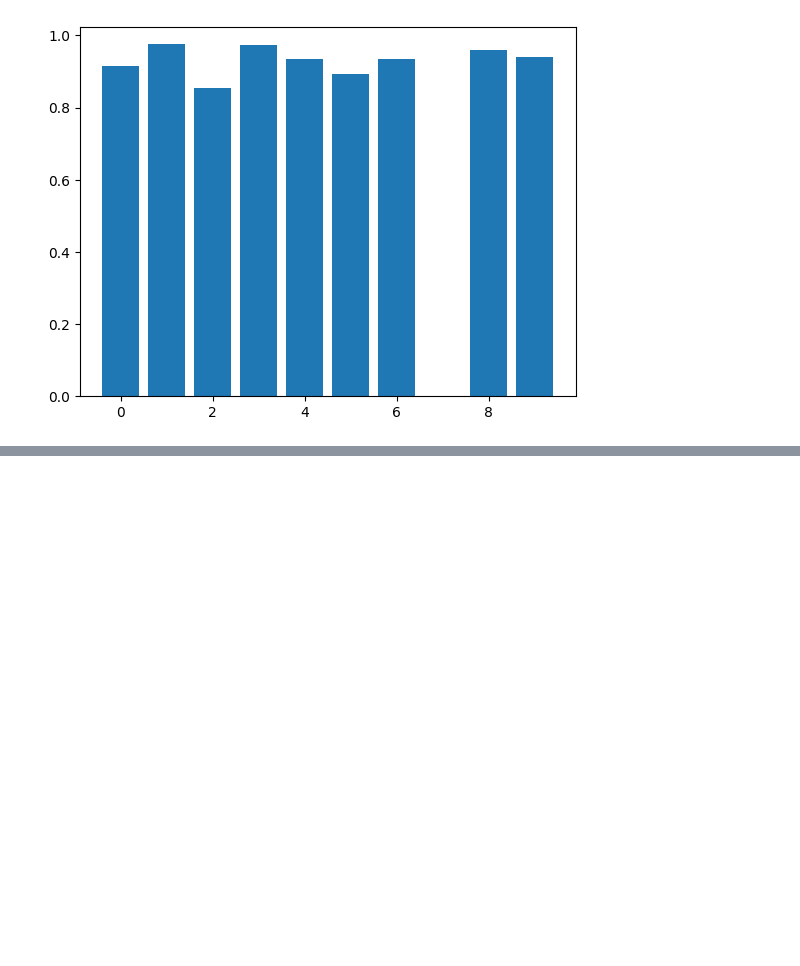
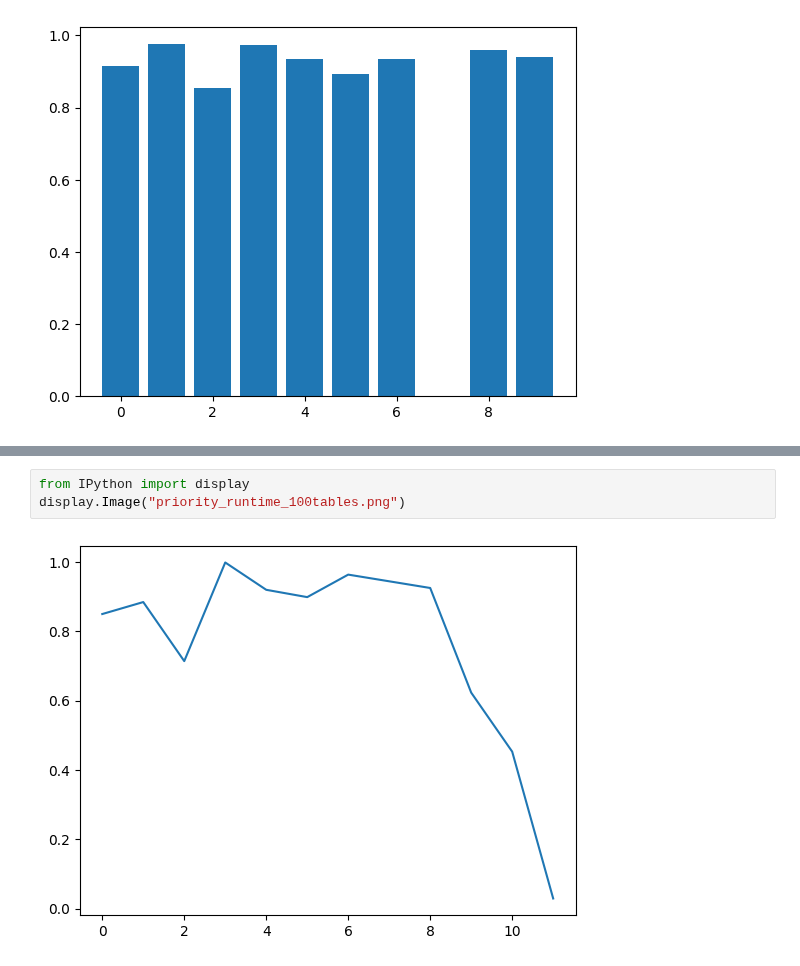
Before and after one commit to EltRnl/SparkProject, a Jupyter notebook: analysis.ipynb, the cells around one changed output, grey strips where cells are left out. Drawn from its saved outputs; the diff is of its cells as text; blank space fills up the shorter version.

```diff
--- a/analysis.ipynb
+++ b/analysis.ipynb
@@ -1387 +1394,6 @@ plt.show()
+# %%
+from IPython import display
+display.Image("priority_runtime_100tables.png")
+# %% [output]
+[figure, added]
 # %% [markdown]
```
Also changed, not shown: parts of 37 cells of this notebook.
